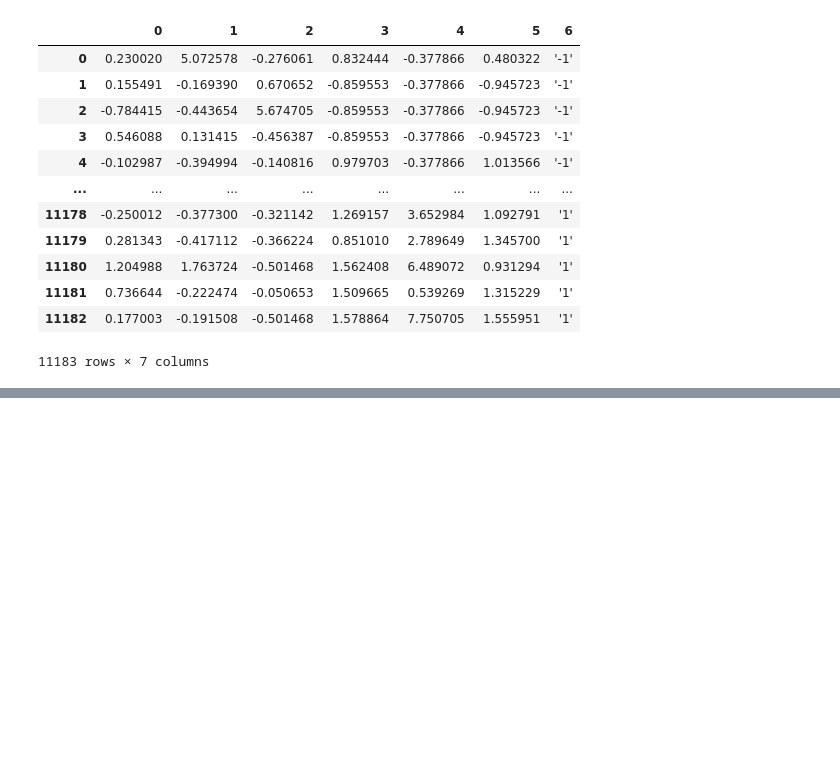
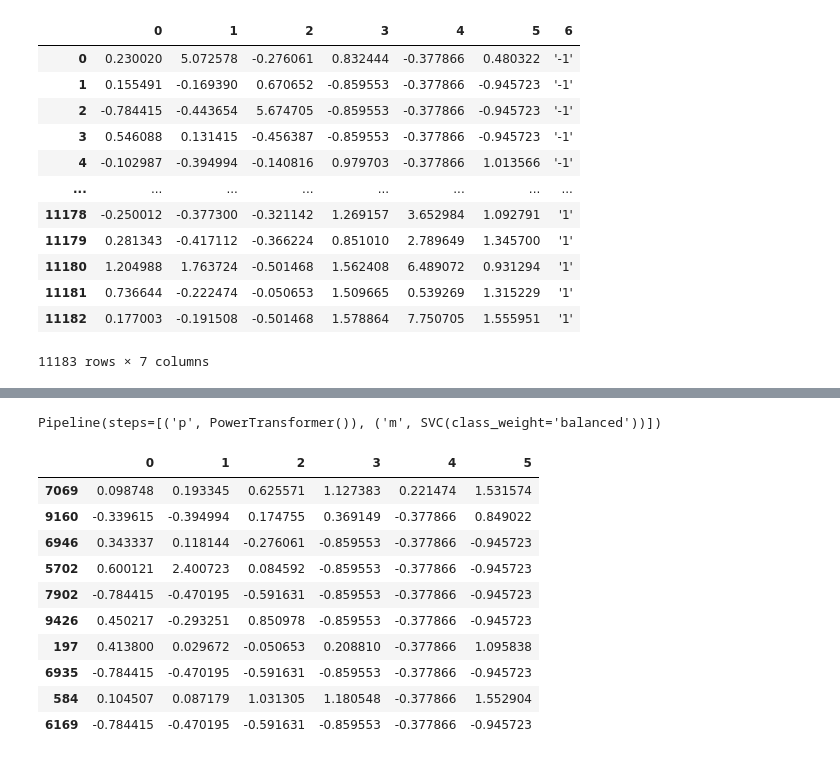
Before and after one commit to giordafrancis/imbalanced-learning, a Jupyter notebook: _P6_Microcalcification_Classification.ipynb, the cells around one changed output, grey strips where cells are left out. Saved outputs shown, nothing was run; the diff lists cells and outputs as text; code cells hidden in the pictures; blank space fills up the shorter version.

```diff
--- a/_P6_Microcalcification_Classification.ipynb
+++ b/_P6_Microcalcification_Classification.ipynb
@@ -115,0 +202,23 @@ Mean ROC AUC : 0.499 (0.012)
+# %%
+pipeline = Pipeline(
+        [('p', PowerTransformer()),
+        ('m', SVC(gamma='scale', class_weight='balanced'))
+        ]
+)
+pipeline.fit(X, y)
+# %% [output]
+Pipeline(steps=[('p', PowerTransformer()), ('m', SVC(class_weight='balanced'))])
+# %%
+data_points_negative
+# %% [output]
+|  | 0 | 1 | 2 | 3 | 4 | 5 |
+| 7069 | 0.098748 | 0.193345 | 0.625571 | 1.127383 | 0.221474 | 1.531574 |
+| 9160 | -0.339615 | -0.394994 | 0.174755 | 0.369149 | -0.377866 | 0.849022 |
+| 6946 | 0.343337 | 0.118144 | -0.276061 | -0.859553 | -0.377866 | -0.945723 |
+| 5702 | 0.600121 | 2.400723 | 0.084592 | -0.859553 | -0.377866 | -0.945723 |
+| 7902 | -0.784415 | -0.470195 | -0.591631 | -0.859553 | -0.377866 | -0.945723 |
+| 9426 | 0.450217 | -0.293251 | 0.850978 | -0.859553 | -0.377866 | -0.945723 |
+| 197 | 0.413800 | 0.029672 | -0.050653 | 0.208810 | -0.377866 | 1.095838 |
+| 6935 | -0.784415 | -0.470195 | -0.591631 | -0.859553 | -0.377866 | -0.945723 |
+| 584 | 0.104507 | 0.087179 | 1.031305 | 1.180548 | -0.377866 | 1.552904 |
+| 6169 | -0.784415 | -0.470195 | -0.591631 | -0.859553 | -0.377866 | -0.945723 |
```
Also changed, not shown: parts of 18 cells of this notebook, 2 other files.
